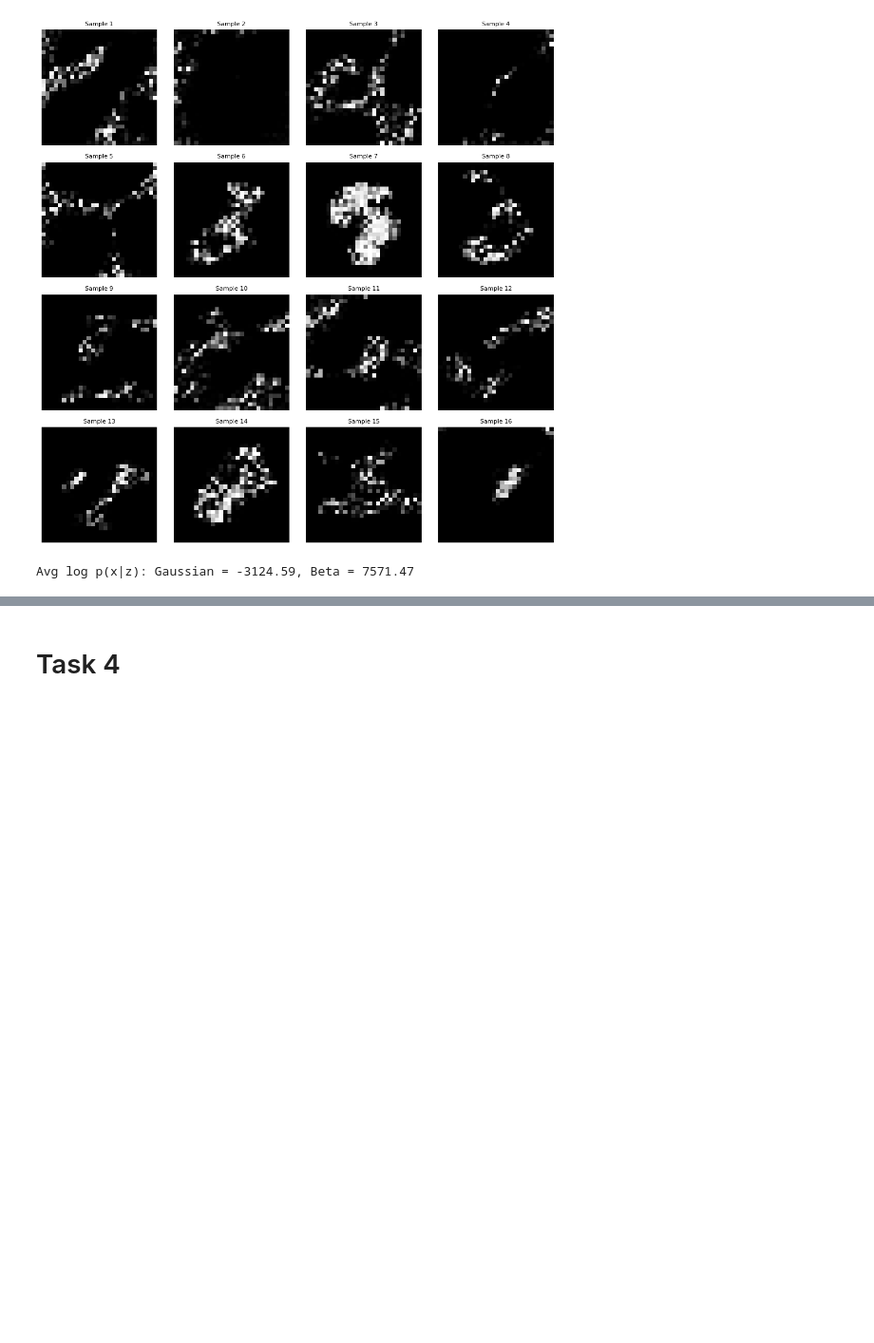
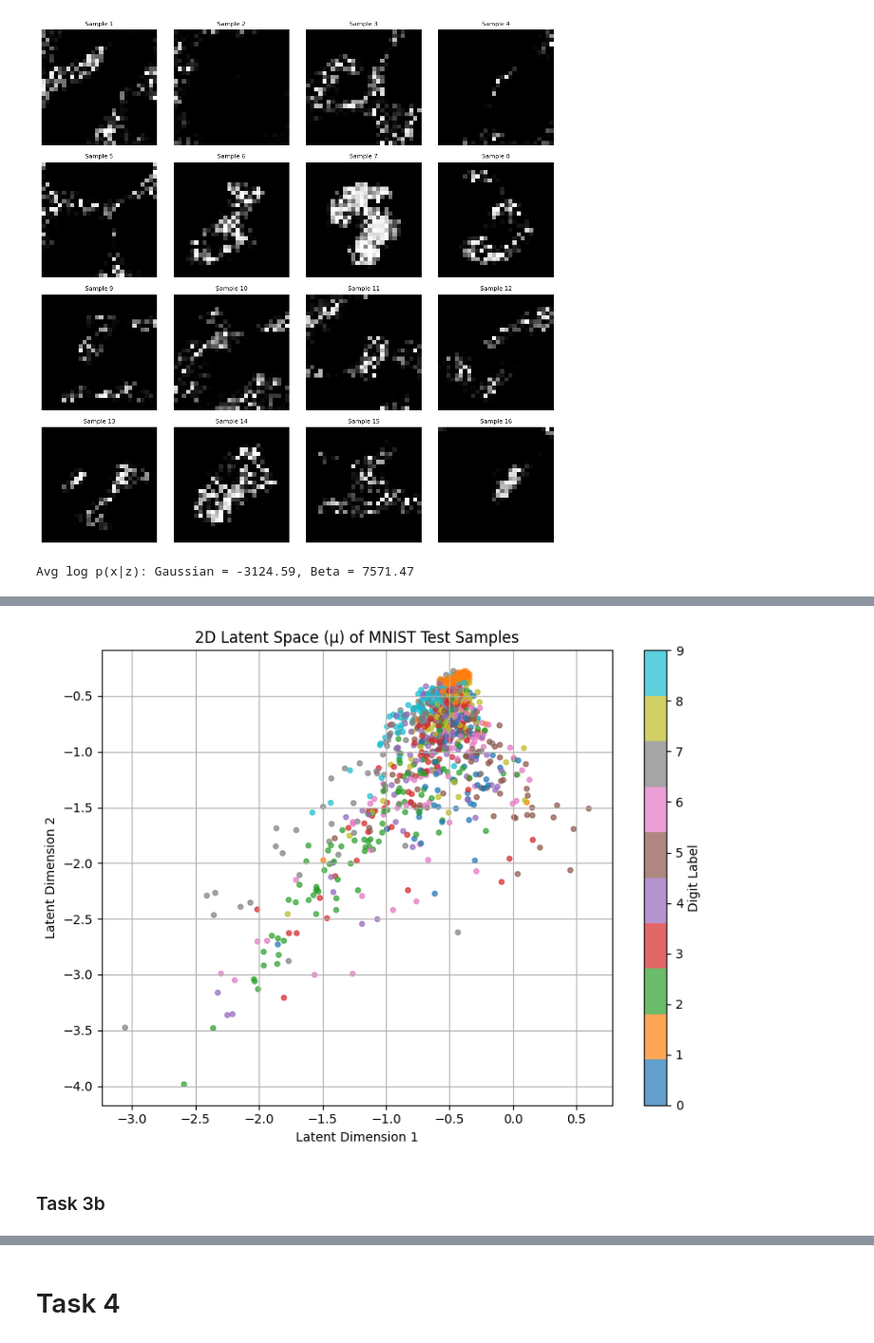
Before and after one commit to JasperWi/GenAIAssignment2-3, a Jupyter notebook: vae.ipynb, the cells around one changed output, grey strips where cells are left out. Shown: that part at 95% size. Saved outputs shown, nothing was run; the diff lists cells and outputs as text; code cells hidden in the pictures; blank space fills up the shorter version.

Commit message:
task 3
Signed-off-by: Laurynas Jagutis <laurynas.jagutis@alliander.com>

```diff
--- a/vae.ipynb
+++ b/vae.ipynb
@@ -509,0 +549,3 @@ Avg log p(x|z): Gaussian = -3124.59, Beta = 7571.47
+# %%
+gaussian = ConvVAE(latent_dim=2).to(device)
+optimizer = torch.optim.Adam(gaussian.parameters(), lr=1.1e-3)
@@ -509,0 +625,34 @@ Avg log p(x|z): Gaussian = -3124.59, Beta = 7571.47
+# %%
+device = torch.device('cuda' if torch.cuda.is_available() else 'cpu')
+
+# Load model with latent_dim=2
+gaussian = ConvVAE(latent_dim=2).to(device)
+gaussian.load_state_dict(torch.load('task3_conv_vae_mnist_2d.pth', map_location=device))
+gaussian.eval()
+
+transform = transforms.Compose([transforms.ToTensor()])
+test_ds = datasets.MNIST(root='./data', train=False, download=True, transform=transform)
+test_loader = DataLoader(test_ds, batch_size=1000, shuffle=False)
+
+x_test, y_test = next(iter(test_loader))
+x_test = x_test.to(device)
+y_test = y_test.numpy()
+# %%
+with torch.no_grad():
+    mu, _ = gaussian.encode(x_test)  # shape (1000, 2)
+    mu = mu.cpu().numpy()
+# %%
+plt.figure(figsize=(8, 6))
+scatter = plt.scatter(mu[:, 0], mu[:, 1], c=y_test, cmap='tab10', s=15, alpha=0.7)
+plt.colorbar(scatter, ticks=range(10), label='Digit Label')
+plt.xlabel("Latent Dimension 1")
+plt.ylabel("Latent Dimension 2")
+plt.title("2D Latent Space (μ) of MNIST Test Samples")
+plt.grid(True)
+plt.tight_layout()
+plt.savefig("task3a_latent_space.png", dpi=150)
+plt.show()
+# %% [output]
+[figure, added]
+# %% [markdown]
+### Task 3b
```
Also changed, not shown: parts of 17 cells of this notebook, 5 other files.
